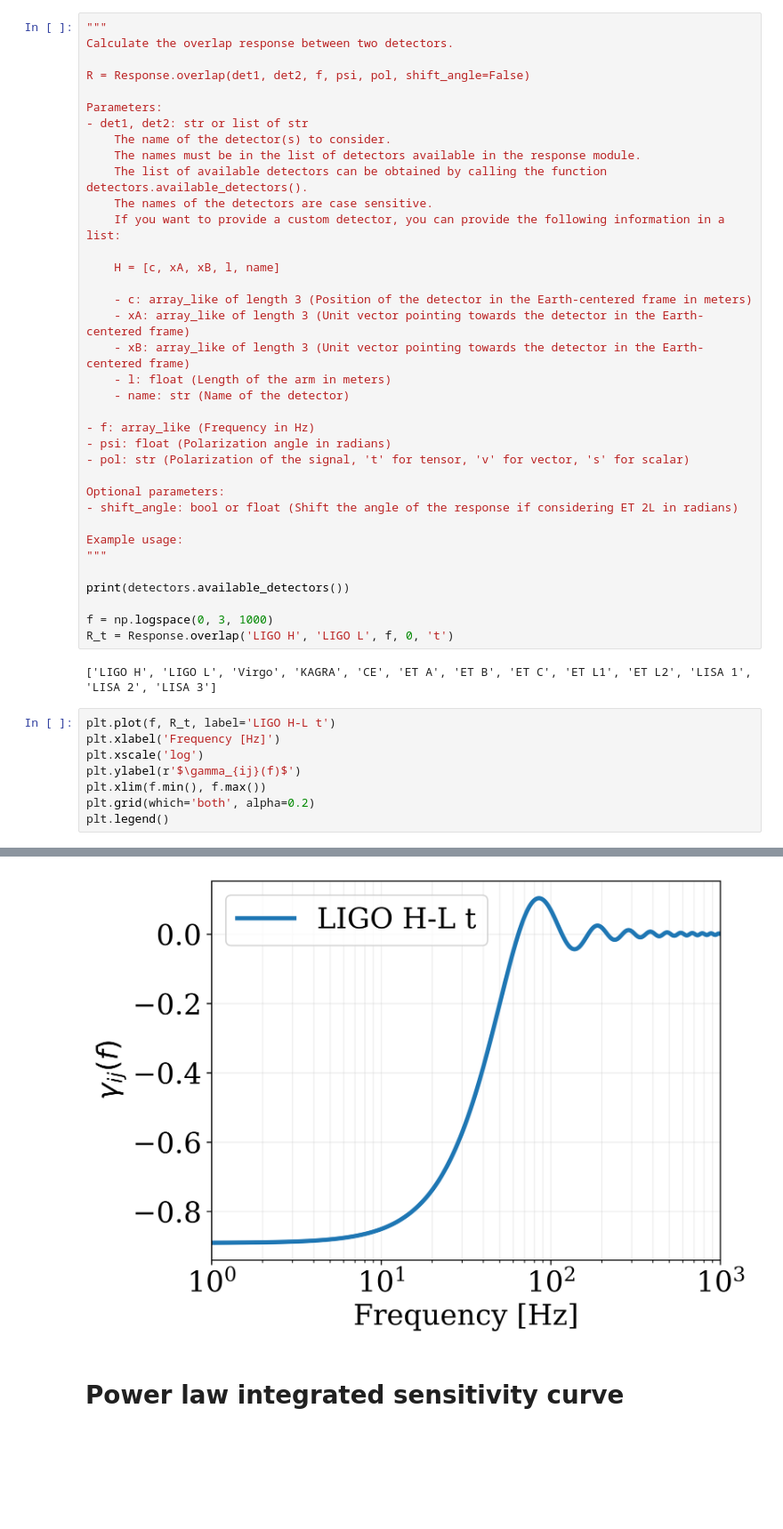
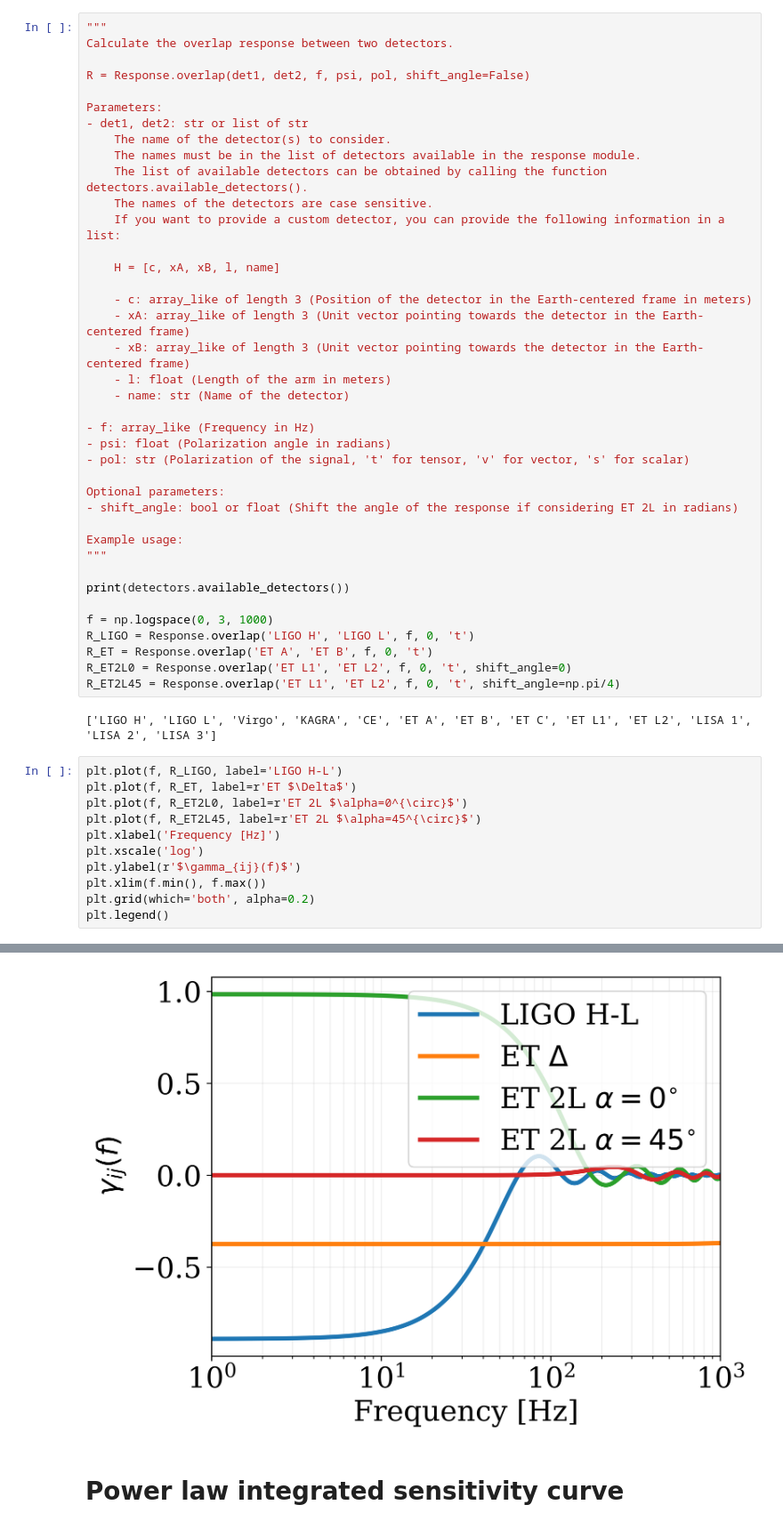
Before and after one commit to ilariacaporali/GWBird, a Jupyter notebook: example.ipynb, the cells around one changed output, grey strips where cells are left out. Shown at 89% size. Saved outputs shown, nothing was run; the diff lists cells and outputs as text; blank space fills up the shorter version.

```diff
--- a/example.ipynb
+++ b/example.ipynb
@@ -66,20 +66,26 @@ Example usage:
 print(detectors.available_detectors())
 
 f = np.logspace(0, 3, 1000)
-R_t = Response.overlap('LIGO H', 'LIGO L', f, 0, 't')
+R_LIGO = Response.overlap('LIGO H', 'LIGO L', f, 0, 't')
+R_ET = Response.overlap('ET A', 'ET B', f, 0, 't')
+R_ET2L0 = Response.overlap('ET L1', 'ET L2', f, 0, 't', shift_angle=0)
+R_ET2L45 = Response.overlap('ET L1', 'ET L2', f, 0, 't', shift_angle=np.pi/4)
 # %% [output]
 ['LIGO H', 'LIGO L', 'Virgo', 'KAGRA', 'CE', 'ET A', 'ET B', 'ET C', 'ET L1', 'ET L2', 'LISA 1', 'LISA 2', 'LISA 3']
 # %%
-plt.plot(f, R_t, label='LIGO H-L t')
+plt.plot(f, R_LIGO, label='LIGO H-L')
+plt.plot(f, R_ET, label=r'ET $\Delta$')
+plt.plot(f, R_ET2L0, label=r'ET 2L $\alpha=0^{\circ}$')
+plt.plot(f, R_ET2L45, label=r'ET 2L $\alpha=45^{\circ}$')
 plt.xlabel('Frequency [Hz]')
 plt.xscale('log')
 plt.ylabel(r'$\gamma_{ij}(f)$')
 plt.xlim(f.min(), f.max())
 plt.grid(which='both', alpha=0.2)
 plt.legend()
 # %% [output]
 <matplotlib.legend.Legend at 0x...>
-[figure, old version]
+[figure, new version]
 # %% [markdown]
 # Power law integrated sensitivity curve
 # %%
```
Also changed, not shown: parts of 6 cells of this notebook, 3 other files.
